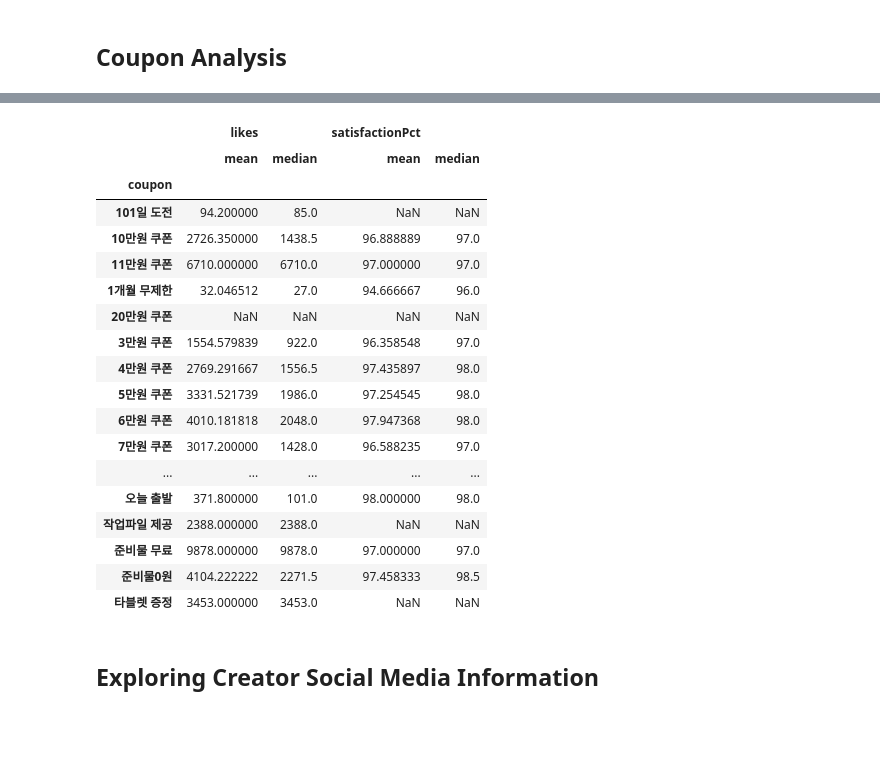
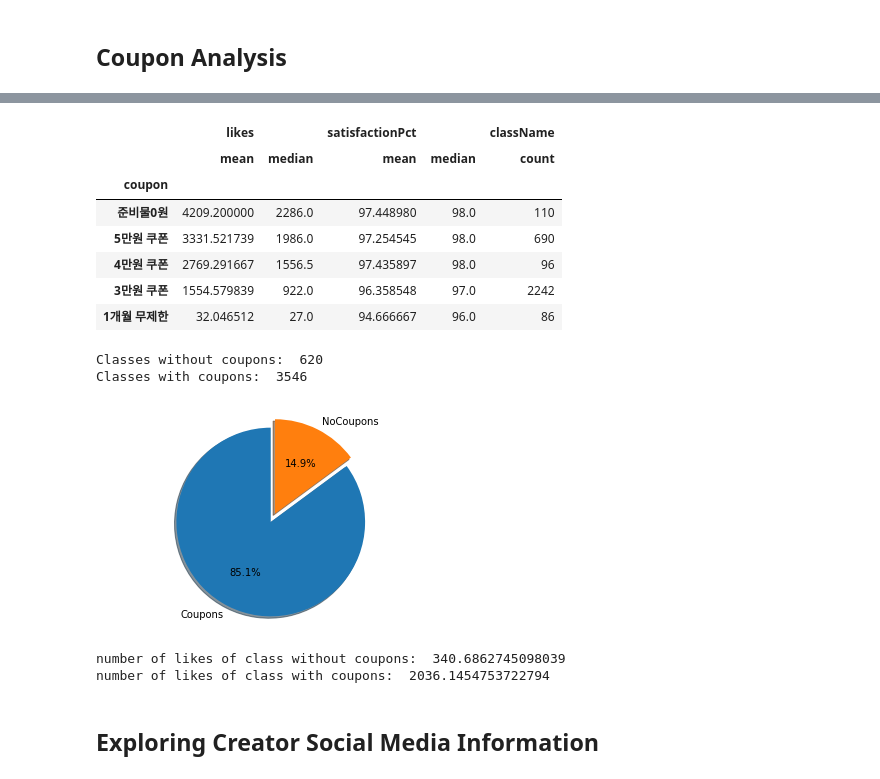
Before and after one commit to chejeong/class101-python-webscrape, a Jupyter notebook: analysis.ipynb, the cells around one changed output, grey strips where cells are left out. Saved outputs shown, nothing was run; the diff lists cells and outputs as text; code cells hidden in the pictures; blank space fills up the shorter version.

```diff
--- a/analysis.ipynb
+++ b/analysis.ipynb
@@ -193,26 +188,51 @@ couponList
+# %%
+df.loc[df['coupon'] == '준비물 무료']
+df.iloc[1257, df.columns.get_loc('coupon')] = "준비물0원"
+df.iloc[2716, df.columns.get_loc('coupon')] = "준비물0원"
 # %%
 couponGroup = df.groupby('coupon')
-couponGroup.agg({'likes':['mean','median'], 'satisfactionPct':['mean','median']})
+coupon_df = couponGroup.agg({'likes':['mean','median'], 'satisfactionPct':['mean','median'], 'className':'count'})
+
+coupon_df2 = coupon_df.loc[coupon_df[('className','count')]>=50]
+
+coupon_df2.sort_values(by = ('likes', 'mean'), ascending = False)
 # %% [output]
-|  | likes |  | satisfactionPct |  |
-|  | mean | median | mean | median |
-| coupon |  |  |  |  |
-| 101일 도전 | 94.200000 | 85.0 | NaN | NaN |
-| 10만원 쿠폰 | 2726.350000 | 1438.5 | 96.888889 | 97.0 |
-| 11만원 쿠폰 | 6710.000000 | 6710.0 | 97.000000 | 97.0 |
-| 1개월 무제한 | 32.046512 | 27.0 | 94.666667 | 96.0 |
-| 20만원 쿠폰 | NaN | NaN | NaN | NaN |
-| 3만원 쿠폰 | 1554.579839 | 922.0 | 96.358548 | 97.0 |
-| 4만원 쿠폰 | 2769.291667 | 1556.5 | 97.435897 | 98.0 |
-| 5만원 쿠폰 | 3331.521739 | 1986.0 | 97.254545 | 98.0 |
-| 6만원 쿠폰 | 4010.181818 | 2048.0 | 97.947368 | 98.0 |
-| 7만원 쿠폰 | 3017.200000 | 1428.0 | 96.588235 | 97.0 |
-| ... | ... | ... | ... | ... |
-| 오늘 출발 | 371.800000 | 101.0 | 98.000000 | 98.0 |
-| 작업파일 제공 | 2388.000000 | 2388.0 | NaN | NaN |
-| 준비물 무료 | 9878.000000 | 9878.0 | 97.000000 | 97.0 |
-| 준비물0원 | 4104.222222 | 2271.5 | 97.458333 | 98.5 |
-| 타블렛 증정 | 3453.000000 | 3453.0 | NaN | NaN |
+|  | likes |  | satisfactionPct |  | className |
+|  | mean | median | mean | median | count |
+| coupon |  |  |  |  |  |
+| 준비물0원 | 4209.200000 | 2286.0 | 97.448980 | 98.0 | 110 |
+| 5만원 쿠폰 | 3331.521739 | 1986.0 | 97.254545 | 98.0 | 690 |
+| 4만원 쿠폰 | 2769.291667 | 1556.5 | 97.435897 | 98.0 | 96 |
+| 3만원 쿠폰 | 1554.579839 | 922.0 | 96.358548 | 97.0 | 2242 |
+| 1개월 무제한 | 32.046512 | 27.0 | 94.666667 | 96.0 | 86 |
+# %%
+withoutCoupon = df.loc[df['coupon'].isna()].shape[0]
+withCoupon = df.loc[~df['coupon'].isna()].shape[0]
+
+print("Classes without coupons: ",withoutCoupon)
+print("Classes with coupons: ",withCoupon)
+
+# Pie chart, where the slices will be ordered and plotted counter-clockwise:
+labels = 'Coupons', 'NoCoupons'
+sizes = [withCoupon, withoutCoupon]
+explode = (0, 0.1)  # only "explode" the 2nd slice (i.e. 'Hogs')
+
+fig1, ax1 = plt.subplots()
+ax1.pie(sizes, explode=explode, labels=labels, autopct='%1.1f%%',
+        shadow=True, startangle=90)
+ax1.axis('equal')  # Equal aspect ratio ensures that pie is drawn as a circle.
+
+plt.show()
+# %% [output]
+Classes without coupons:  620
+Classes with coupons:  3546
+[figure, added]
+# %%
+print("number of likes of class without coupons: ", df.loc[df['coupon'].isna()]['likes'].mean())
+print("number of likes of class with coupons: ", df.loc[~df['coupon'].isna()]['likes'].mean())
+# %% [output]
+number of likes of class without coupons:  340.6862745098039
+number of likes of class with coupons:  2036.1454753722794
 # %% [markdown]
 ## Exploring Creator Social Media Information
 # %%
```
Also changed, not shown: parts of 35 cells of this notebook.
